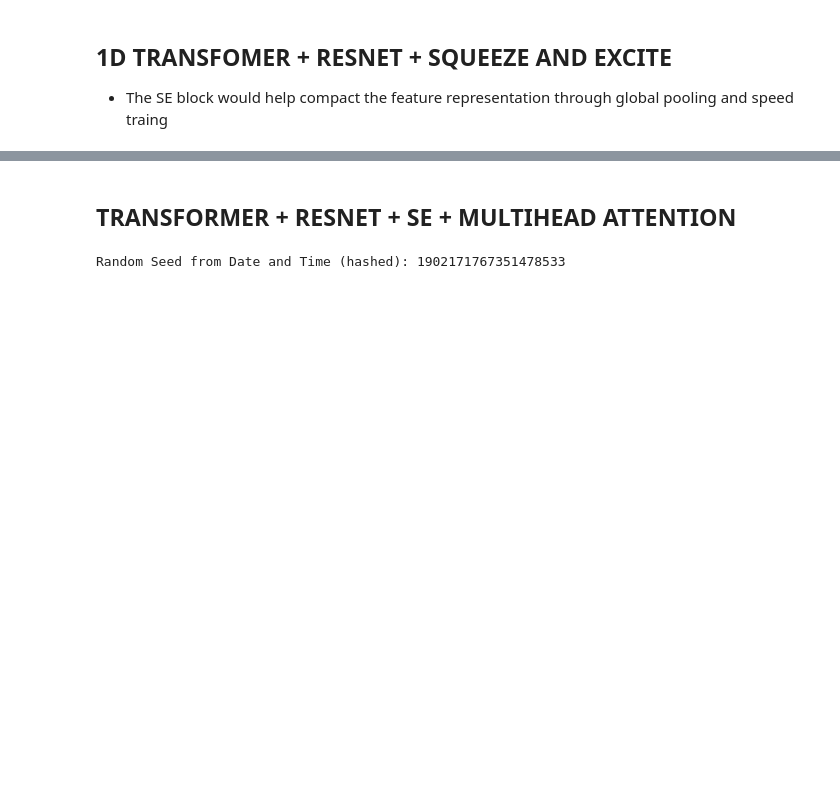
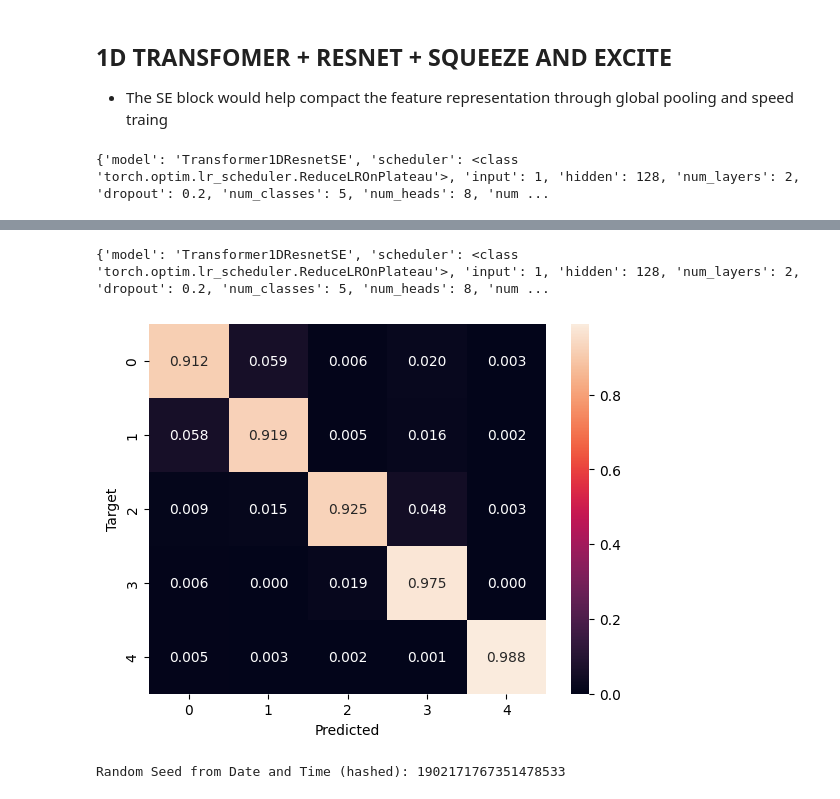
Before and after one commit to FP-byte/MADS_MachineLearning_Project, a Jupyter notebook: notebooks/hypetune_manually_1D.ipynb, the cells around one changed output, grey strips where cells are left out. Saved outputs shown, nothing was run; the diff lists cells and outputs as text; code cells hidden in the pictures; blank space fills up the shorter version.

```diff
--- a/notebooks/hypetune_manually_1D.ipynb
+++ b/notebooks/hypetune_manually_1D.ipynb
@@ -547,7 +610,7 @@ config = {
     'traindataset': 'oversampled'
 
 }
-if 'smote' in trainfile:
+if 'smote' in str(trainfile):
         settings.logdir="logs/heart1D_smote"
         config['traindataset'] = 'smote'
 
@@ -563,4 +626,6 @@ cfm = confusion_matrix(y, yhat)
 cfm = cfm / np.sum(cfm, axis=1, keepdims=True)
 confusion_matrixs[modelname] = cfm
 print(config)
-plot_confusion_matrix(cfm, modename)
+plot_confusion_matrix(cfm, modelname)
+# %% [output]
+{'model': 'Transformer1DResnetSE', 'scheduler': <class 'torch.optim.lr_scheduler.ReduceLROnPlateau'>, 'input': 1, 'hidden': 128, 'num_layers': 2, 'dropout': 0.2, 'num_classes': 5, 'num_heads': 8, 'num ...
@@ -567,2 +649,2 @@ plot_confusion_matrix(cfm, modename)
+{'model': 'Transformer1DResnetSE', 'scheduler': <class 'torch.optim.lr_scheduler.ReduceLROnPlateau'>, 'input': 1, 'hidden': 128, 'num_layers': 2, 'dropout': 0.2, 'num_classes': 5, 'num_heads': 8, 'num ...
+[figure, added]
-# %% [markdown]
-## TRANSFORMER + RESNET + SE + MULTIHEAD ATTENTION
```
Also changed, not shown: parts of 5 cells of this notebook, 20 other files.
